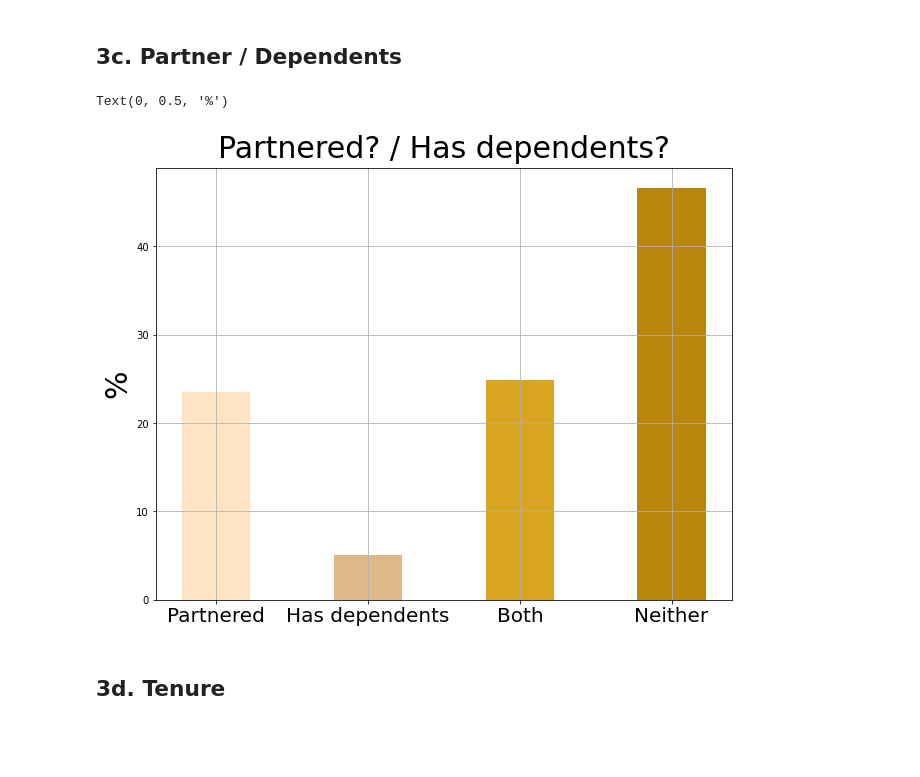
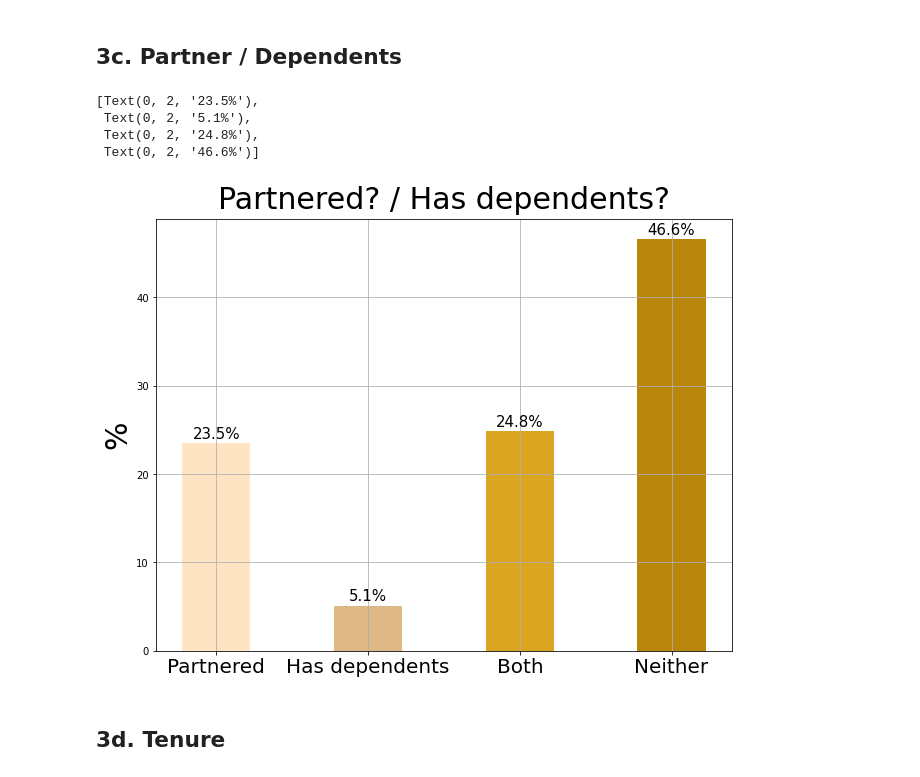
Before and after one commit to LupiVolpi/alura_challenge_data_science, a Jupyter notebook: week_2_Analysing_Visualizing_and_Drawing_Insights_from_the_dataset/alura_challenge_data_science_week_2.ipynb, the cells around one changed output. Cells and saved outputs as stored; diff of their text form; code cells hidden in the pictures; blank space fills up the shorter version.

```diff
--- a/week_2_Analysing_Visualizing_and_Drawing_Insights_from_the_dataset/alura_challenge_data_science_week_2.ipynb
+++ b/week_2_Analysing_Visualizing_and_Drawing_Insights_from_the_dataset/alura_challenge_data_science_week_2.ipynb
@@ -102,25 +102,30 @@ Text(0.5, 1.0, '65 years old or more?')
 # %%
 fig = plt.figure(figsize = (8, 6))
 axis = fig.add_axes([0, 0, 1, 1])
 
 data = data_treated[["partner", "dependents"]].value_counts(normalize = True) * 100
 data.index = pd.Categorical(values = data.index, categories = [("Yes", "No"), ("No", "Yes"), ("Yes", "Yes"), ("No", "No")], ordered = True)
 data.sort_index(inplace = True)
 
 xlabels = ["Partnered", "Has dependents", "Both", "Neither"]
 xindex = np.arange(len(data))
 width = 0.45
 
 axis.grid(True)
-axis.bar(x = xindex, height = data, width = width, color = ["bisque", "burlywood", "goldenrod", "darkgoldenrod"])
+bar = axis.bar(x = xindex, height = data, width = width, color = ["bisque", "burlywood", "goldenrod", "darkgoldenrod"])
 axis.set_title("Partnered? / Has dependents?", fontsize = 30, pad = 10)
 
 axis.set_xticks(xindex)
 axis.set_xticklabels(xlabels, fontsize = 20)
 axis.set_ylabel("%", fontsize = 30)
+
+axis.bar_label(bar, fontsize = 15, padding = 2, fmt = "%.1f%%")
 # %% [output]
-Text(0, 0.5, '%')
+[Text(0, 2, '23.5%'),
+ Text(0, 2, '5.1%'),
+ Text(0, 2, '24.8%'),
+ Text(0, 2, '46.6%')]
-[figure, old version]
+[figure, new version]
 # %% [markdown]
 ## 3d. Tenure
 # %%
```
Also changed, not shown: parts of 30 cells of this notebook.
